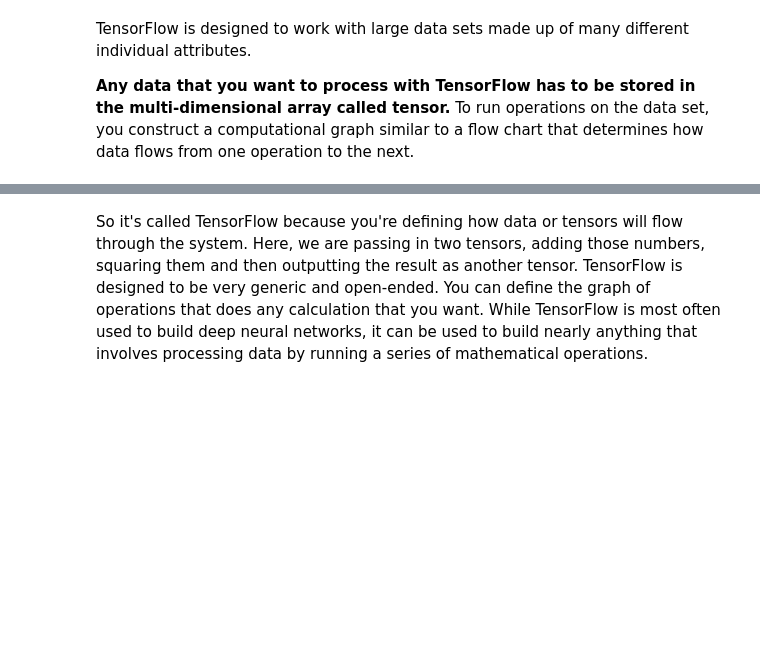
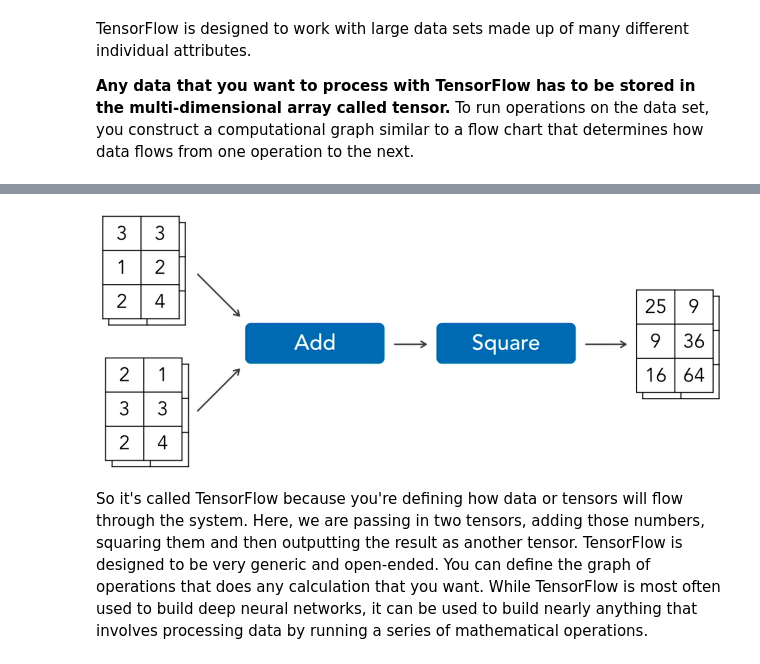
Before and after one commit to davidtnly/DeepLearning, a Jupyter notebook: 02-deep-learning-course/04-tensorflow-deployment/01-tensorflow-overview.ipynb, the cells around one changed output, grey strips where cells are left out. Cells and saved outputs as stored; diff of their text form; code cells hidden in the pictures; blank space fills up the shorter version.

```diff
--- a/02-deep-learning-course/04-tensorflow-deployment/01-tensorflow-overview.ipynb
+++ b/02-deep-learning-course/04-tensorflow-deployment/01-tensorflow-overview.ipynb
@@ -35,3 +36,7 @@ insert pic video 1
+# %%
+Image.open('Images/02-tensorflow.png')
+# %% [output]
+[figure, added]
 # %% [markdown]
 So it's called TensorFlow because you're defining how data or tensors will flow through the system. Here, we are passing in two tensors, adding those numbers, squaring them and then outputting the result as another tensor. TensorFlow is designed to be very generic and open-ended. You can define the graph of operations that does any calculation that you want. While TensorFlow is most often used to build deep neural networks, it can be used to build nearly anything that involves processing data by running a series of mathematical operations.
 # %% [markdown]
```
Also changed, not shown: parts of 8 cells of this notebook, 15 other files.
